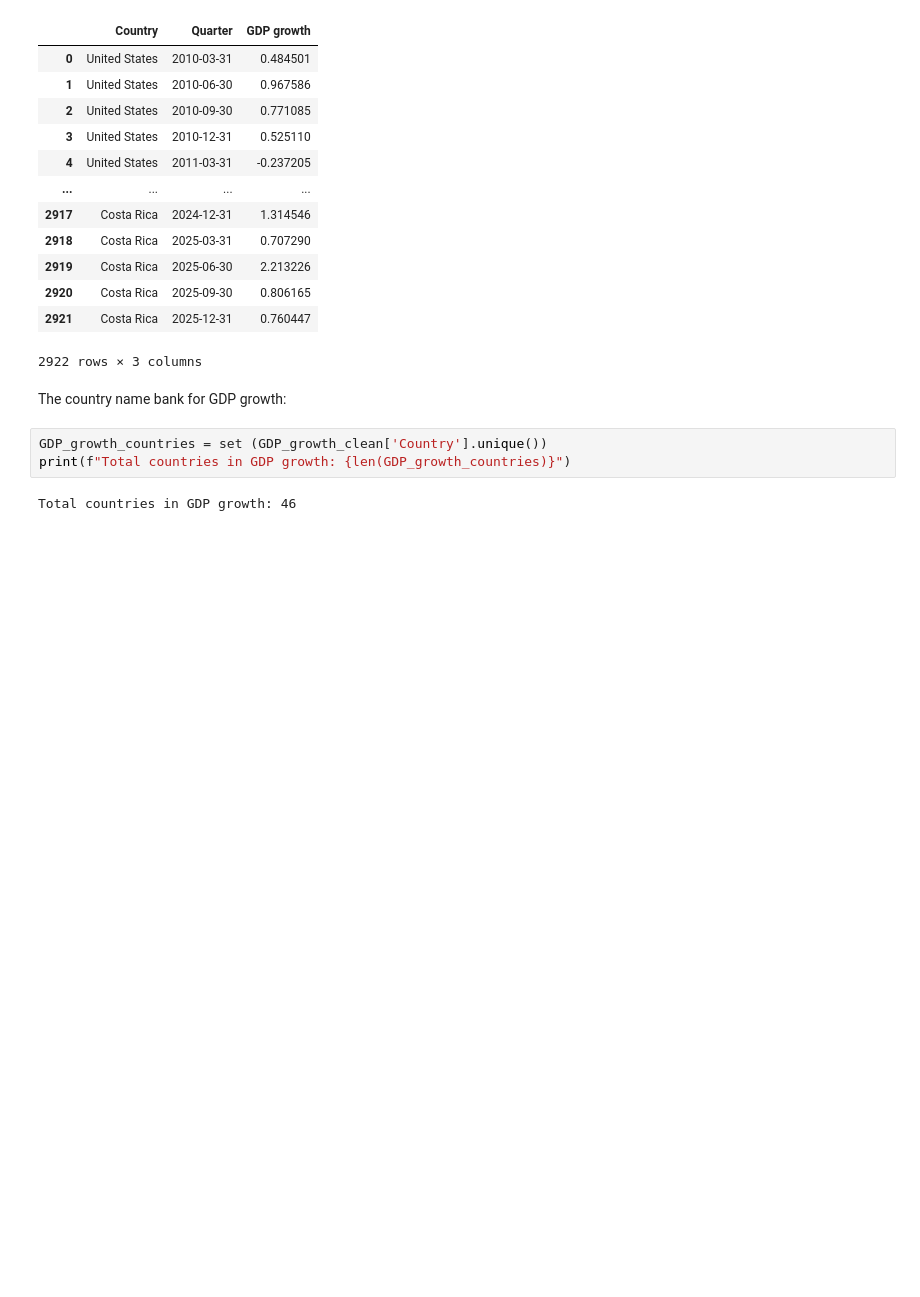
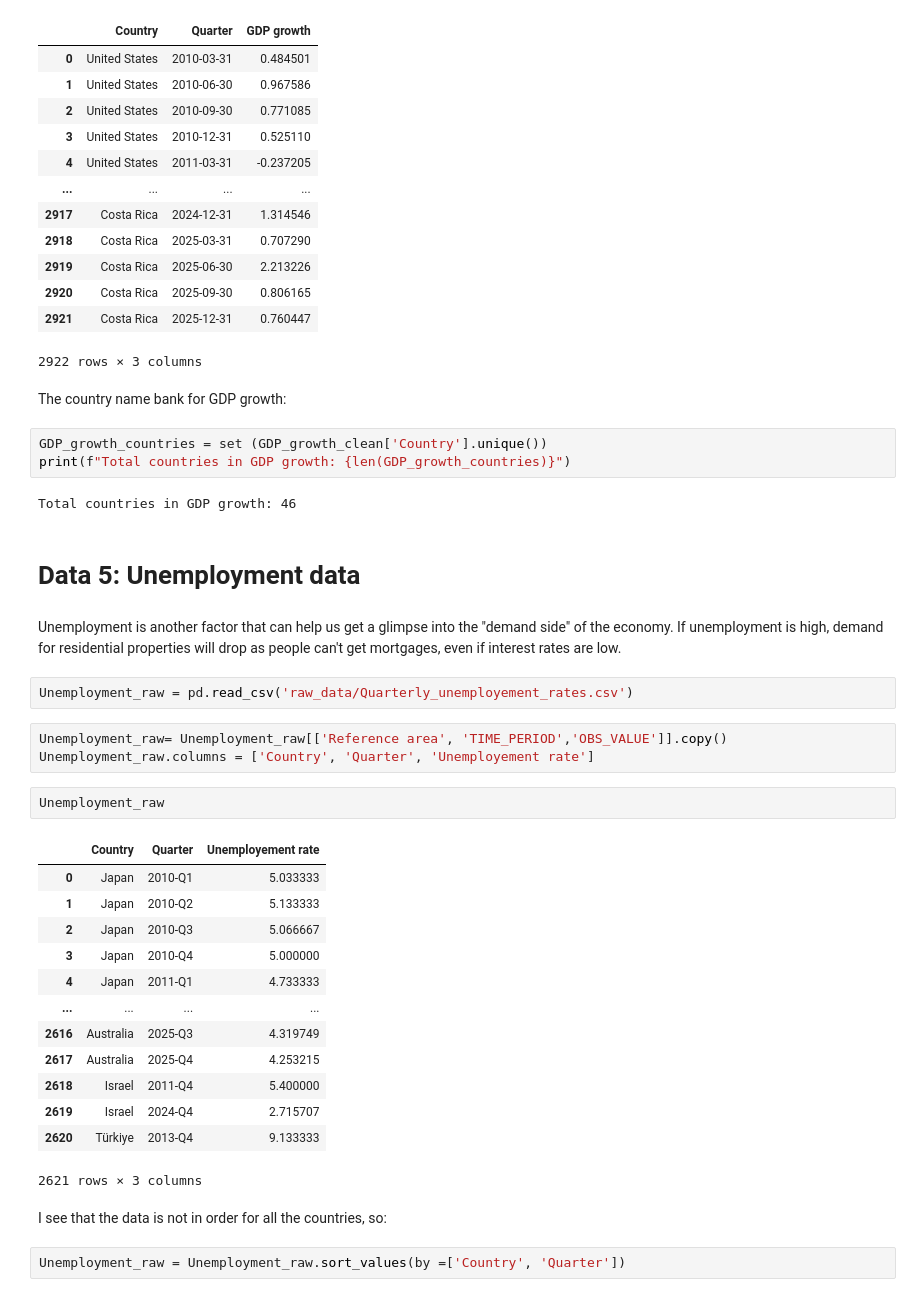
Before and after one commit to SiyanaVel19/Final_project_SU_2026, a Jupyter notebook: Data_prep.ipynb, the cells around one changed output. Saved outputs shown, nothing was run; the diff lists cells and outputs as text; blank space fills up the shorter version.

Commit message:
Cleaned unemployment rate data

```diff
--- a/Data_prep.ipynb
+++ b/Data_prep.ipynb
@@ -465,3 +465,32 @@ GDP_growth_countries = set (GDP_growth_clean['Country'].unique())
 print(f"Total countries in GDP growth: {len(GDP_growth_countries)}")
 # %% [output]
 Total countries in GDP growth: 46
+# %% [markdown]
+# Data 5: Unemployment data
+# %% [markdown]
+Unemployment is another factor that can help us get a glimpse into the "demand side" of the economy. If unemployment is high, demand for residential properties will drop as people can't get mortgages, even if interest rates are low.
+# %%
+Unemployment_raw = pd.read_csv('raw_data/Quarterly_unemployement_rates.csv')
+# %%
+Unemployment_raw= Unemployment_raw[['Reference area', 'TIME_PERIOD','OBS_VALUE']].copy()
+Unemployment_raw.columns = ['Country', 'Quarter', 'Unemployement rate']
+# %%
+Unemployment_raw
+# %% [output]
+|  | Country | Quarter | Unemployement rate |
+| 0 | Japan | 2010-Q1 | 5.033333 |
+| 1 | Japan | 2010-Q2 | 5.133333 |
+| 2 | Japan | 2010-Q3 | 5.066667 |
+| 3 | Japan | 2010-Q4 | 5.000000 |
+| 4 | Japan | 2011-Q1 | 4.733333 |
+| ... | ... | ... | ... |
+| 2616 | Australia | 2025-Q3 | 4.319749 |
+| 2617 | Australia | 2025-Q4 | 4.253215 |
+| 2618 | Israel | 2011-Q4 | 5.400000 |
+| 2619 | Israel | 2024-Q4 | 2.715707 |
+| 2620 | Türkiye | 2013-Q4 | 9.133333 |
+2621 rows × 3 columns
+# %% [markdown]
+I see that the data is not in order for all the countries, so:
+# %%
+Unemployment_raw = Unemployment_raw.sort_values(by =['Country', 'Quarter'])
```
Also changed, not shown: parts of 11 cells of this notebook.
